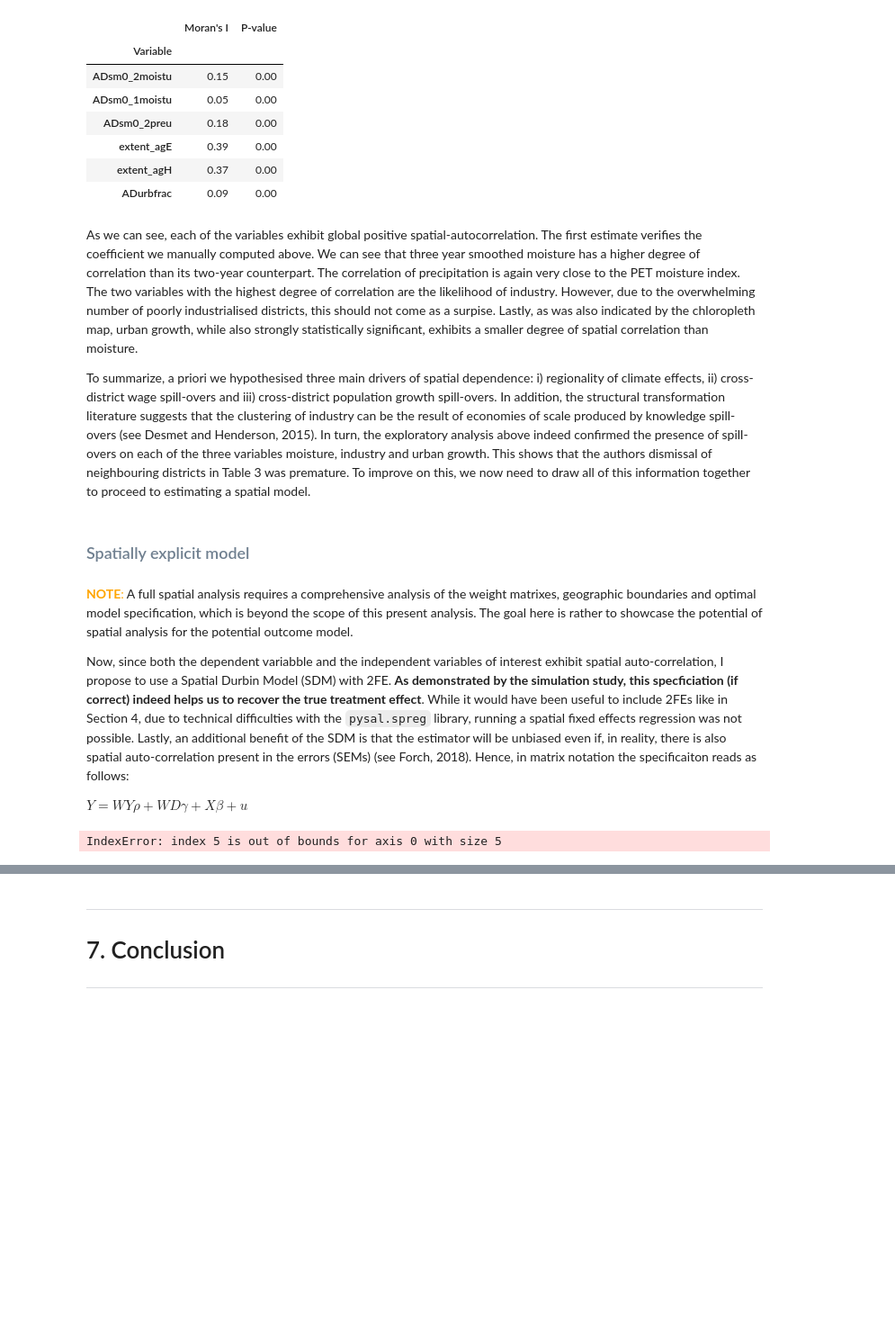
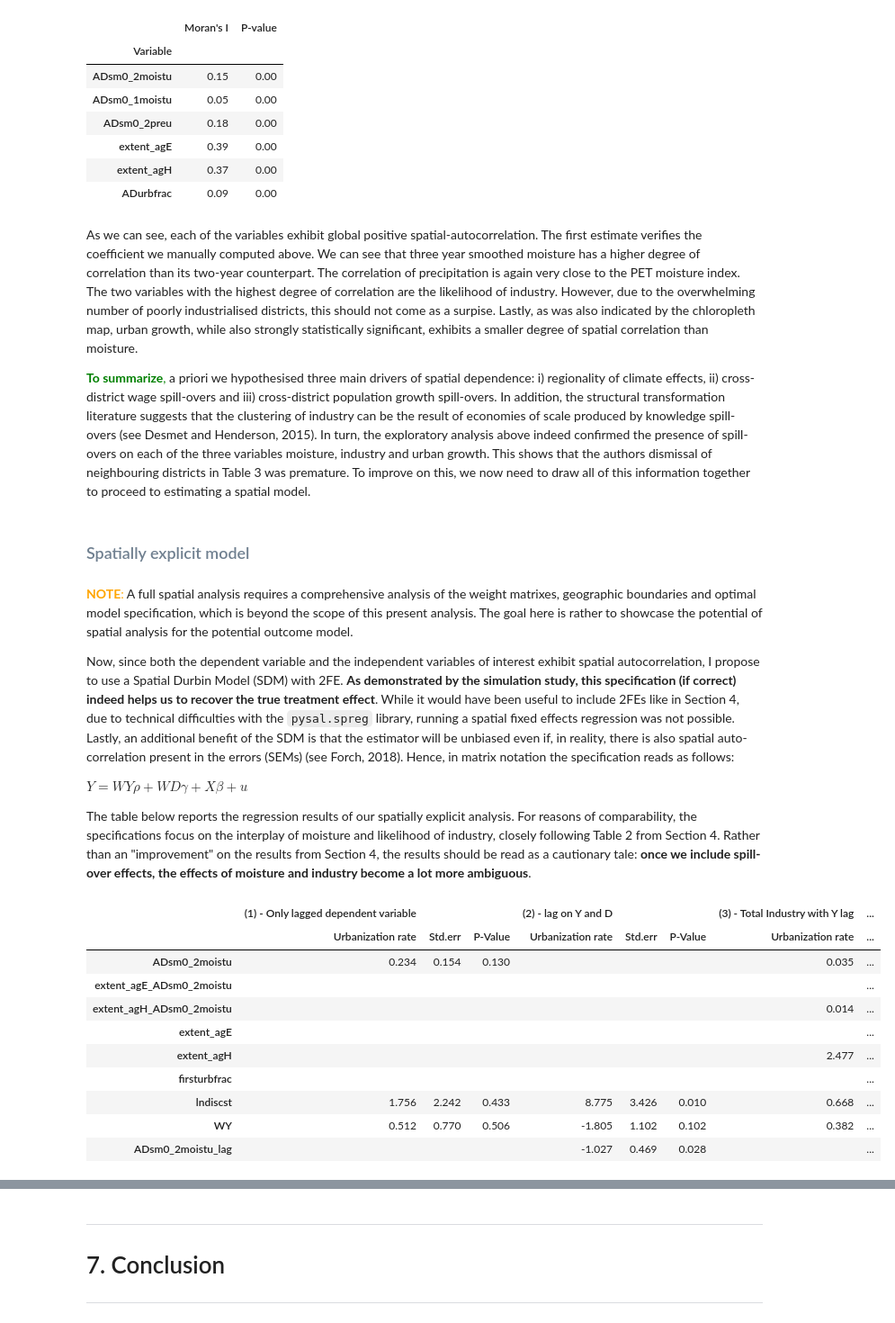
Before and after one commit to pcschreiber1/Henderson_2017_Replication, a Jupyter notebook: Replication notebook.ipynb, the cells around one changed output, grey strips where cells are left out. Shown at 90% size. Saved outputs shown, nothing was run; the diff lists cells and outputs as text; code cells hidden in the pictures; blank space fills up the shorter version.

Commit message:
analysis completed - everything written

```diff
--- a/Replication notebook.ipynb
+++ b/Replication notebook.ipynb
@@ -683,12 +675,14 @@ table
 # %% [markdown]
 As we can see, each of the variables exhibit global positive spatial-autocorrelation. The first estimate verifies the coefficient we manually computed above. We can see that three year smoothed moisture has a higher degree of correlation than its two-year counterpart. The correlation of precipitation is again very close to the PET moisture index. The two variables with the highest degree of correlation are the likelihood of industry. However, due to the overwhelming number of poorly industrialised districts, this should not come as a surpise. Lastly, as was also indicated by the chloropleth map, urban growth, while also strongly statistically significant, exhibits a smaller degree of spatial correlation than moisture.
 
-To summarize, a priori we hypothesised three main drivers of spatial dependence: i) regionality of climate effects, ii) cross-district wage spill-overs and iii) cross-district population growth spill-overs. In addition, the structural transformation literature suggests that the clustering of industry can be the result of economies of scale produced by knowledge spill-overs (see Desmet and Henderson, 2015). In turn, the exploratory analysis above indeed confirmed the presence of spill-overs on each of the three variables moisture, industry and urban growth. This shows that the authors dismissal of neighbouring districts in Table 3 was premature. To improve on this, we now need to draw all of this information together to proceed to estimating a spatial model.
+<span style="color:green">**To summarize**, </span>a priori we hypothesised three main drivers of spatial dependence: i) regionality of climate effects, ii) cross-district wage spill-overs and iii) cross-district population growth spill-overs. In addition, the structural transformation literature suggests that the clustering of industry can be the result of economies of scale produced by knowledge spill-overs (see Desmet and Henderson, 2015). In turn, the exploratory analysis above indeed confirmed the presence of spill-overs on each of the three variables moisture, industry and urban growth. This shows that the authors dismissal of neighbouring districts in Table 3 was premature. To improve on this, we now need to draw all of this information together to proceed to estimating a spatial model.
 # %% [markdown]
 <h3 style="color:SlateGray;">Spatially explicit model</h3>
 # %% [markdown]
 <span style="color:orange">**NOTE**:</span> A full spatial analysis requires a comprehensive analysis of the weight matrixes, geographic boundaries and optimal model specification, which is beyond the scope of this present analysis. The goal here is rather to showcase the potential of spatial analysis for the potential outcome model.
 
-Now, since both the dependent variabble and the independent variables of interest exhibit spatial auto-correlation, I propose to use a Spatial Durbin Model (SDM) with 2FE. **As demonstrated by the simulation study, this specficiation (if correct) indeed helps us to recover the true treatment effect**. While it would have been useful to include 2FEs like in Section 4, due to technical difficulties with the `pysal.spreg` library, running a spatial fixed effects regression was not possible. Lastly, an additional benefit of the SDM is that the estimator will be unbiased even if, in reality, there is also spatial auto-correlation present in the errors (SEMs) (see Forch, 2018). Hence, in matrix notation the specificaiton reads as follows:
+Now, since both the dependent variable and the independent variables of interest exhibit spatial autocorrelation, I propose to use a Spatial Durbin Model (SDM) with 2FE. **As demonstrated by the simulation study, this specification (if correct) indeed helps us to recover the true treatment effect**. While it would have been useful to include 2FEs like in Section 4, due to technical difficulties with the `pysal.spreg` library, running a spatial fixed effects regression was not possible. Lastly, an additional benefit of the SDM is that the estimator will be unbiased even if, in reality, there is also spatial auto-correlation present in the errors (SEMs) (see Forch, 2018). Hence, in matrix notation the specification reads as follows:
 
 $Y = WY \rho +   WD\gamma +  X \beta + u $
+
+The table below reports the regression results of our spatially explicit analysis. For reasons of comparability, the specifications focus on the interplay of moisture and likelihood of industry, closely following Table 2 from Section 4. Rather than an "improvement" on the results from Section 4, the results should be read as a cautionary tale: **once we include spill-over effects, the effects of moisture and industry become a lot more ambiguous**.
@@ -756,42 +689,55 @@ def get_table_spatial_reg(regressors, specification, data, w):
 # %%
 regiondata, _ = get_spatialdata()
 
 #define order of display
 regressors = ["ADsm0_2moistu",
               "extent_agE_ADsm0_2moistu",
               "extent_agH_ADsm0_2moistu",
               "extent_agE",
               "extent_agH",
               "firsturbfrac",
               "lndiscst"]
 
-specification = {"2.1 - No industry":
+specification = {"(1) - Only lagged dependent variable":
                       ["ADsm0_2moistu",
-                       "firsturbfrac",
                        "lndiscst"],
-                 "2.2 - Modern industry":
-                      ["ADsm0_2moistu",
-                       "extent_agE",
-                       "extent_agE_ADsm0_2moistu",
-                       "firsturbfrac",
+                 "(2) - Lag on Y and D":
+                      ["ADsm0_2moistu_lag",
                        "lndiscst"],
-                 "2.3 - Total Industry":
+                 "(3) - Total Industry with Y lag":
                       ["ADsm0_2moistu",
                        "extent_agH",
                        "extent_agH_ADsm0_2moistu",
-                       "firsturbfrac",
+                       "lndiscst"],
+                 "(4) - Total Industry with Y and D lag":
+                      ["ADsm0_2moistu_lag",
+                       "extent_agH",
+                       "extent_agH_ADsm0_2moistu",
                        "lndiscst"]}
 
+#filtering out outliers
+regiondata = regiondata.query("abspctileADsm0_2moistu > 6 & abspctileADurbfrac > 6")
 #weight matrix
 w = lp.weights.KNN.from_dataframe(regiondata, k=8) #k nearest neighbour weights
 #row standardize matrix
 w.transform = 'r'
 
-##filtering out outliers
-#regiondata = regiondata.query("abspctileADsm0_2moistu > 6 & abspctileADurbfrac > 6")
-##convert selected variables to permille
-#regiondata.loc[:, ["extent_agE", "extent_agH","firsturbfrac", "lndiscst"]] = regiondata.loc[:, ["extent_agE", "extent_agH","firsturbfrac", "lndiscst"]] /1000
+#create spatially lagged explanatory variable
+regiondata['ADsm0_2moistu_lag'] = lp.weights.spatial_lag.lag_spatial(w, regiondata['ADsm0_2moistu']) #create a lag of the variable
+
+#convert selected variables to permille
+regiondata.loc[:, ["extent_agE", "extent_agH","lndiscst"]] = regiondata.loc[:, ["extent_agE", "extent_agH", "lndiscst"]] /1000
 
 get_table_spatial_reg(regressors, specification, regiondata, w)
 # %% [output]
-IndexError: index 5 is out of bounds for axis 0 with size 5
+|  | (1) - Only lagged dependent variable |  |  | (2) - lag on Y and D |  |  | (3) - Total Industry with Y lag | ... |
+|  | Urbanization rate | Std.err | P-Value | Urbanization rate | Std.err | P-Value | Urbanization rate | ... |
+| ADsm0_2moistu | 0.234 | 0.154 | 0.130 |  |  |  | 0.035 | ... |
+| extent_agE_ADsm0_2moistu |  |  |  |  |  |  |  | ... |
+| extent_agH_ADsm0_2moistu |  |  |  |  |  |  | 0.014 | ... |
+| extent_agE |  |  |  |  |  |  |  | ... |
+| extent_agH |  |  |  |  |  |  | 2.477 | ... |
+| firsturbfrac |  |  |  |  |  |  |  | ... |
+| lndiscst | 1.756 | 2.242 | 0.433 | 8.775 | 3.426 | 0.010 | 0.668 | ... |
+| WY | 0.512 | 0.770 | 0.506 | -1.805 | 1.102 | 0.102 | 0.382 | ... |
+| ADsm0_2moistu_lag |  |  |  | -1.027 | 0.469 | 0.028 |  | ... |
```
Also changed, not shown: parts of 15 cells of this notebook, 1 other file.
